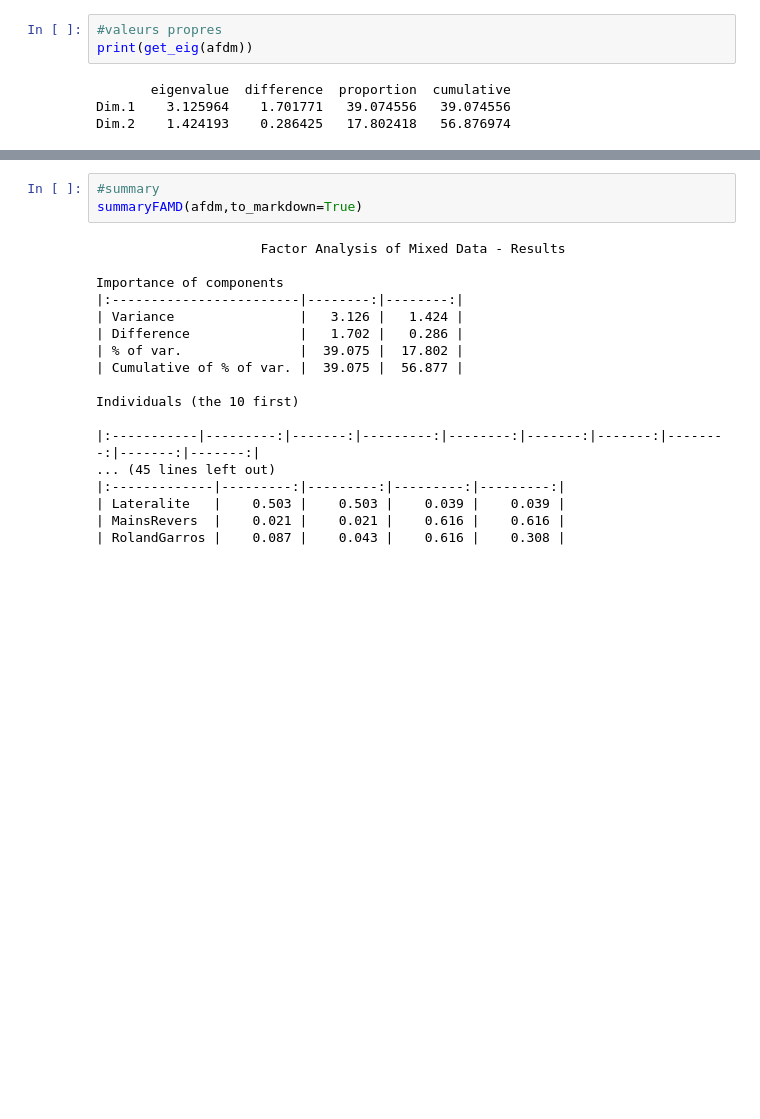
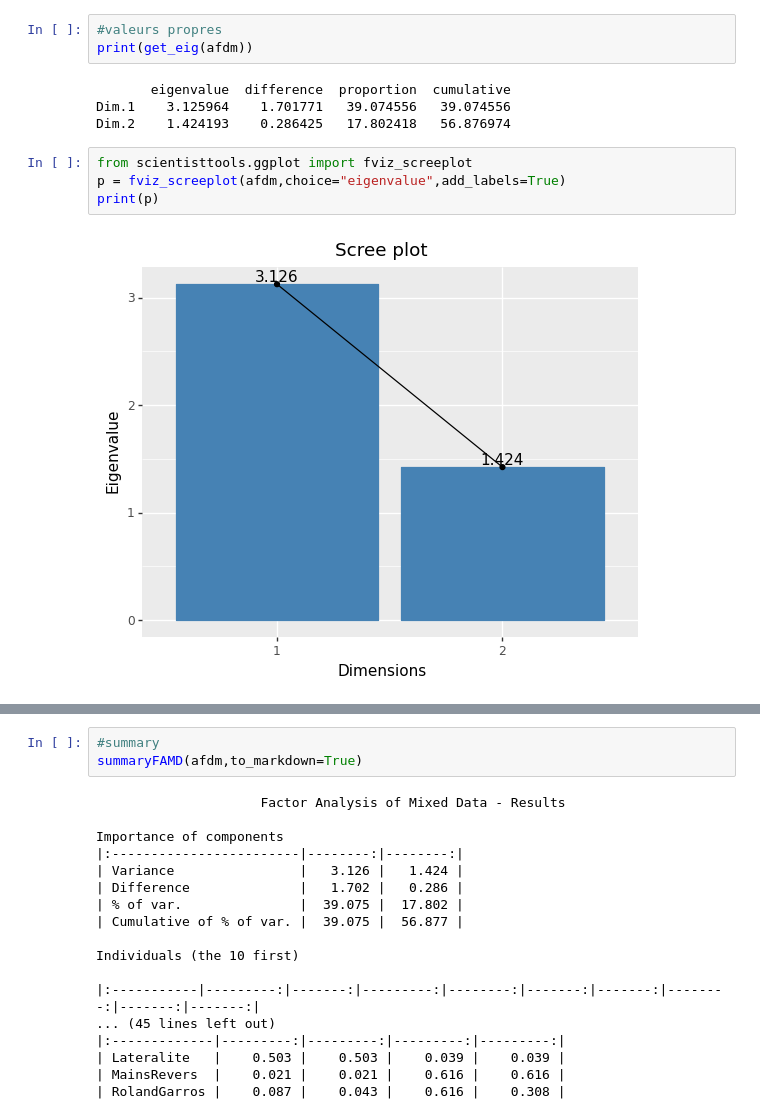
Before and after one commit to enfantbenidedieu/scientisttools, a Jupyter notebook: notebooks/famd_example2.ipynb, the cells around one changed output, grey strips where cells are left out. Saved outputs shown, nothing was run; the diff lists cells and outputs as text; blank space fills up the shorter version.

```diff
--- a/famd_example2.ipynb
+++ b/notebooks/famd_example2.ipynb
@@ -62,3 +75,9 @@ print(get_eig(afdm))
        eigenvalue  difference  proportion  cumulative
 Dim.1    3.125964    1.701771   39.074556   39.074556
 Dim.2    1.424193    0.286425   17.802418   56.876974
+# %%
+from scientisttools.ggplot import fviz_screeplot
+p = fviz_screeplot(afdm,choice="eigenvalue",add_labels=True)
+print(p)
+# %% [output]
+[figure, added]
```
Also changed, not shown: parts of 8 cells of this notebook, 38 other files.
